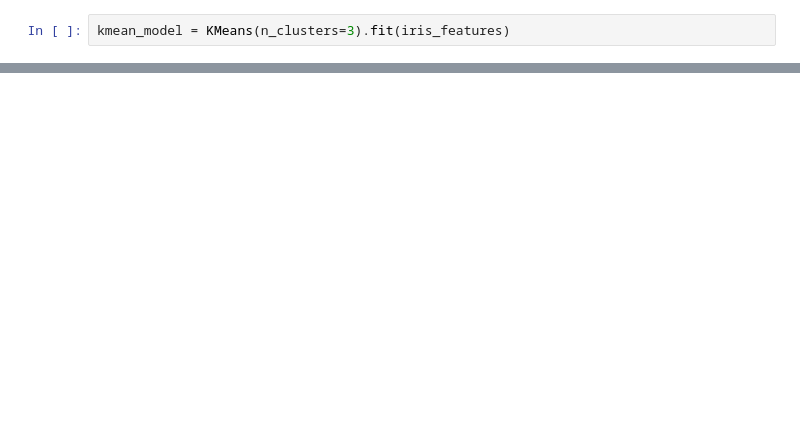
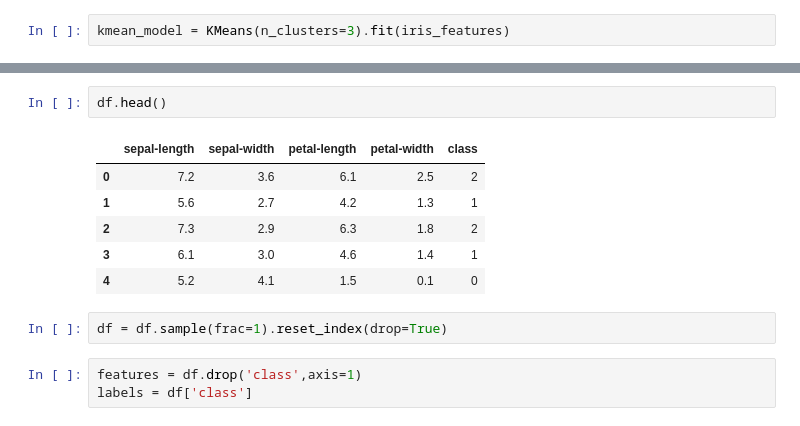
Before and after one commit to thoadao0301/Building-Machine-Learning-Solutions-with-Scikit-Learn-skills, a Jupyter notebook: Building Clustering Models with scikit-learn/iris_clustering.ipynb, the cells around one changed output, grey strips where cells are left out. Saved outputs shown, nothing was run; the diff lists cells and outputs as text; blank space fills up the shorter version.

```diff
--- a/Building Clustering Models with scikit-learn/iris_clustering.ipynb
+++ b/Building Clustering Models with scikit-learn/iris_clustering.ipynb
@@ -248,0 +257,14 @@ silhouette_score:  0.5528190123564102
+# %%
+df.head()
+# %% [output]
+|  | sepal-length | sepal-width | petal-length | petal-width | class |
+| 0 | 7.2 | 3.6 | 6.1 | 2.5 | 2 |
+| 1 | 5.6 | 2.7 | 4.2 | 1.3 | 1 |
+| 2 | 7.3 | 2.9 | 6.3 | 1.8 | 2 |
+| 3 | 6.1 | 3.0 | 4.6 | 1.4 | 1 |
+| 4 | 5.2 | 4.1 | 1.5 | 0.1 | 0 |
+# %%
+df = df.sample(frac=1).reset_index(drop=True)
+# %%
+features = df.drop('class',axis=1)
+labels = df['class']
```
Also changed, not shown: parts of 27 cells of this notebook, 2 other files.
